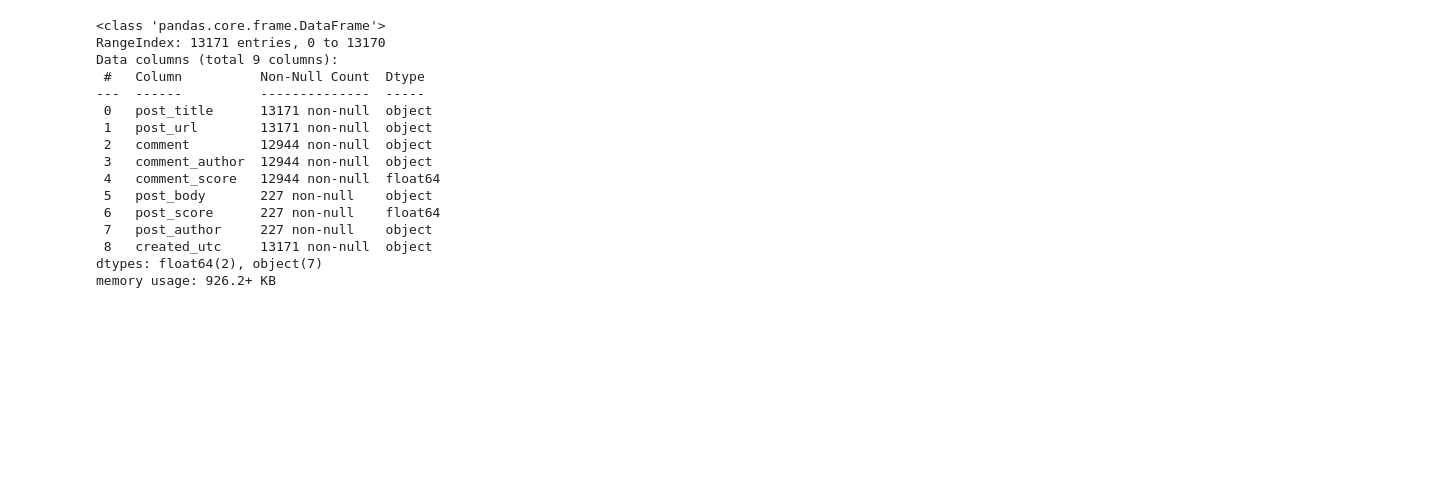
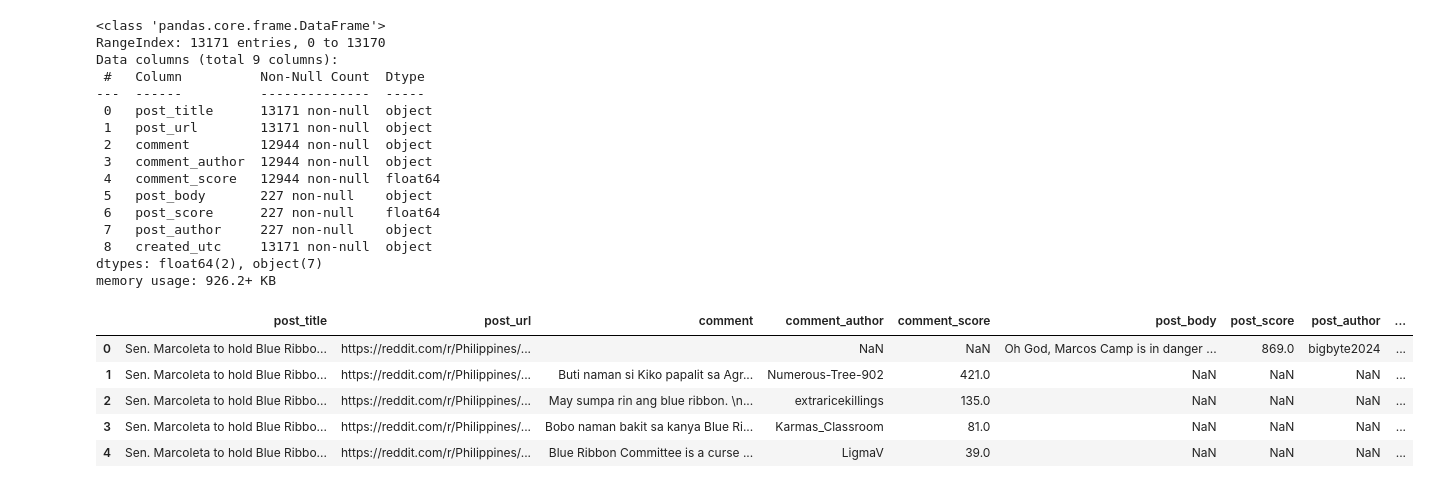
Before and after one commit to louis-uwie/philippine-agriculture-reddit-analysis, a Jupyter notebook: Binwag - PhilippineRedditAgricultureAnalysis/notebook/01-eda.ipynb, the cells around one changed output. Drawn from its saved outputs; the diff is of its cells as text; code cells hidden in the pictures; blank space fills up the shorter version.

```diff
--- a/Binwag - PhilippineRedditAgricultureAnalysis/notebook/01-eda.ipynb
+++ b/Binwag - PhilippineRedditAgricultureAnalysis/notebook/01-eda.ipynb
@@ -121,0 +128,10 @@ def clean_text(text):
+# %%
+reddit_cleaned = clean_text(reddit_eda)
+reddit_cleaned.head()
+# %% [output]
+|  | post_title | post_url | comment | comment_author | comment_score | post_body | post_score | post_author | ... |
+| 0 | Sen. Marcoleta to hold Blue Ribbo... | https://reddit.com/r/Philippines/... |  | NaN | NaN | Oh God, Marcos Camp is in danger ... | 869.0 | bigbyte2024 | ... |
+| 1 | Sen. Marcoleta to hold Blue Ribbo... | https://reddit.com/r/Philippines/... | Buti naman si Kiko papalit sa Agr... | Numerous-Tree-902 | 421.0 | NaN | NaN | NaN | ... |
+| 2 | Sen. Marcoleta to hold Blue Ribbo... | https://reddit.com/r/Philippines/... | May sumpa rin ang blue ribbon. \n... | extraricekillings | 135.0 | NaN | NaN | NaN | ... |
+| 3 | Sen. Marcoleta to hold Blue Ribbo... | https://reddit.com/r/Philippines/... | Bobo naman bakit sa kanya Blue Ri... | Karmas_Classroom | 81.0 | NaN | NaN | NaN | ... |
+| 4 | Sen. Marcoleta to hold Blue Ribbo... | https://reddit.com/r/Philippines/... | Blue Ribbon Committee is a curse ... | LigmaV | 39.0 | NaN | NaN | NaN | ... |
```
Also changed, not shown: parts of 33 cells of this notebook, 6 other files.
